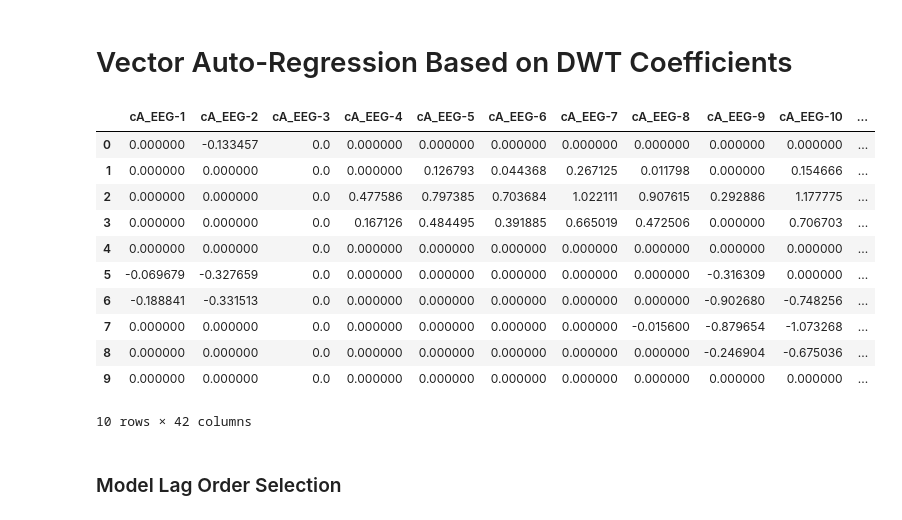
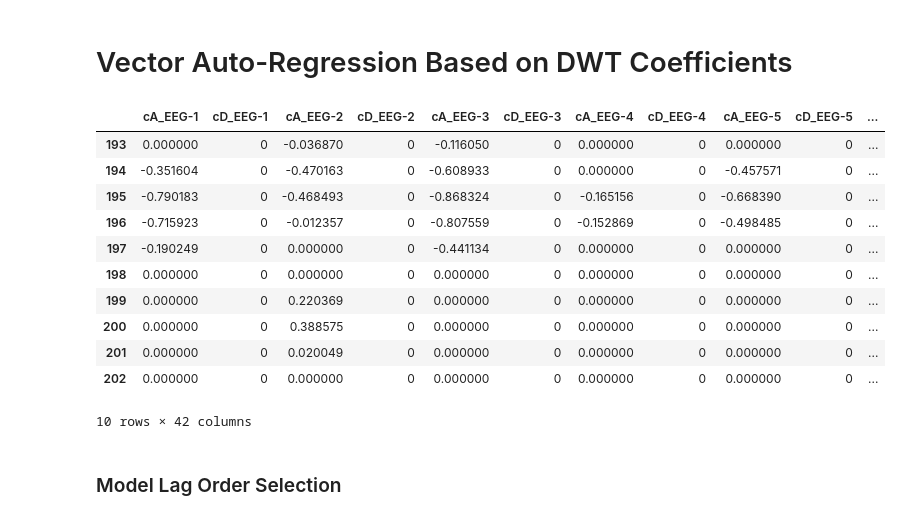
Before and after one commit to andac-demir/HapticsDynamicSystemIdentification, a Jupyter notebook: spectralAnalysis.ipynb, the cells around one changed output. Saved outputs shown, nothing was run; the diff lists cells and outputs as text; code cells hidden in the pictures.

```diff
--- a/spectralAnalysis.ipynb
+++ b/spectralAnalysis.ipynb
@@ -388,54 +391,55 @@ plt.tight_layout()
 # %%
 # Split the data for train and test
 # train data and test data are a list of data frames.
 # Each element of the list corresponds to a trial
 num_train = int(0.7*num_trials)
 train_data, test_data = data_splitBy_trials[:num_train], data_splitBy_trials[num_train:]
 
 # Stationarize auto-regression process by taking the first order integration of EEG and EMG signals
 stationarized_train_data = [x.diff().dropna() for x in train_data]
 stationarized_test_data = [x.diff().dropna() for x in test_data]
 
 # take the discrete wavelet coefficients of stationarized train and test data for each trial
 def get_wavelet(data):
-    columns=['cA_EEG-1','cA_EEG-2','cA_EEG-3','cA_EEG-4','cA_EEG-5',
-             'cA_EEG-6','cA_EEG-7','cA_EEG-8','cA_EEG-9','cA_EEG-10',
-             'cA_EEG-11','cA_EEG-12','cA_EEG-13','cA_EEG-14','cA_EMG-1',
-             'cA_EMG-2','cA_EMG-3','cA_EMG-4','cA_Force-x',
-             'cA_Force-y','cA_Force-z',
-             'cD_EEG-1','cD_EEG-2','cD_EEG-3', 'cD_EEG-4','cD_EEG-5',
-             'cD_EEG-6','cD_EEG-7','cD_EEG-8', 'cD_EEG-9','cD_EEG-10',
-             'cD_EEG-11','cD_EEG-12','cD_EEG-13', 'cD_EEG-14','cD_EMG-1',
-             'cD_EMG-2','cD_EMG-3','cD_EMG-4', 'cD_Force-x',
-             'cD_Force-y','cD_Force-z']
+    columns=['cA_EEG-1','cD_EEG-1','cA_EEG-2','cD_EEG-2','cA_EEG-3',
+             'cD_EEG-3','cA_EEG-4','cD_EEG-4','cA_EEG-5','cD_EEG-5',
+             'cA_EEG-6','cD_EEG-6','cA_EEG-7','cD_EEG-7','cA_EEG-8',
+             'cD_EEG-8','cA_EEG-9','cD_EEG-9','cA_EEG-10','cD_EEG-10',
+             'cA_EEG-11','cD_EEG-11','cA_EEG-12','cD_EEG-12', 'cA_EEG-13',
+             'cD_EEG-13','cA_EEG-14','cD_EEG-14','cA_EMG-1','cD_EMG-1',
+             'cA_EMG-2','cD_EMG-2','cA_EMG-3','cD_EMG-3','cA_EMG-4','cD_EMG-4',
+             'cA_Force-x','cD_Force-x', 'cA_Force-y','cD_Force-y',
+             'cA_Force-z','cD_Force-z']
+
     wavelet_coef = pd.DataFrame(columns=columns)
     th = 14*[1] + 4*[0.2] + 3*[1] # soft threshold list for all channels
     wavelet_list = []
-    for i in range(len(data)):
+    for i in range(len(data)):  # for each trial
         for j in range(num_ch):
             cA, cD = pywt.dwt(data[i].iloc[:,j].values, 'db4')
-            wavelet_coef[columns[j]] = threshold_coeffs(cA, threshold=th[j], soft=True)
-            wavelet_coef[columns[j+num_ch]] = threshold_coeffs(cD, threshold=th[j], soft=True)
+            # Apply soft-thresholding on DWT coeffs
+            wavelet_coef[columns[2*j]] = threshold_coeffs(cA, threshold=th[j], soft=True)
+            wavelet_coef[columns[2*j+1]] = threshold_coeffs(cD, threshold=th[j], soft=True)
         wavelet_list.append(wavelet_coef)
         # delete the df wavelet_coef for the next trial
         wavelet_coef = wavelet_coef.drop(wavelet_coef.index[:])
     return wavelet_list
 
 train_wavelet = get_wavelet(stationarized_train_data)
 test_wavelet = get_wavelet(stationarized_test_data)
-train_wavelet[0].head(10) # first 10 DWT coefficients of the first trial
+train_wavelet[0].tail(10) # first 10 DWT coefficients of the first trial
 # %% [output]
-|  | cA_EEG-1 | cA_EEG-2 | cA_EEG-3 | cA_EEG-4 | cA_EEG-5 | cA_EEG-6 | cA_EEG-7 | cA_EEG-8 | cA_EEG-9 | cA_EEG-10 | ... |
-| 0 | 0.000000 | -0.133457 | 0.0 | 0.000000 | 0.000000 | 0.000000 | 0.000000 | 0.000000 | 0.000000 | 0.000000 | ... |
-| 1 | 0.000000 | 0.000000 | 0.0 | 0.000000 | 0.126793 | 0.044368 | 0.267125 | 0.011798 | 0.000000 | 0.154666 | ... |
-| 2 | 0.000000 | 0.000000 | 0.0 | 0.477586 | 0.797385 | 0.703684 | 1.022111 | 0.907615 | 0.292886 | 1.177775 | ... |
-| 3 | 0.000000 | 0.000000 | 0.0 | 0.167126 | 0.484495 | 0.391885 | 0.665019 | 0.472506 | 0.000000 | 0.706703 | ... |
-| 4 | 0.000000 | 0.000000 | 0.0 | 0.000000 | 0.000000 | 0.000000 | 0.000000 | 0.000000 | 0.000000 | 0.000000 | ... |
-| 5 | -0.069679 | -0.327659 | 0.0 | 0.000000 | 0.000000 | 0.000000 | 0.000000 | 0.000000 | -0.316309 | 0.000000 | ... |
-| 6 | -0.188841 | -0.331513 | 0.0 | 0.000000 | 0.000000 | 0.000000 | 0.000000 | 0.000000 | -0.902680 | -0.748256 | ... |
-| 7 | 0.000000 | 0.000000 | 0.0 | 0.000000 | 0.000000 | 0.000000 | 0.000000 | -0.015600 | -0.879654 | -1.073268 | ... |
-| 8 | 0.000000 | 0.000000 | 0.0 | 0.000000 | 0.000000 | 0.000000 | 0.000000 | 0.000000 | -0.246904 | -0.675036 | ... |
-| 9 | 0.000000 | 0.000000 | 0.0 | 0.000000 | 0.000000 | 0.000000 | 0.000000 | 0.000000 | 0.000000 | 0.000000 | ... |
+|  | cA_EEG-1 | cD_EEG-1 | cA_EEG-2 | cD_EEG-2 | cA_EEG-3 | cD_EEG-3 | cA_EEG-4 | cD_EEG-4 | cA_EEG-5 | cD_EEG-5 | ... |
+| 193 | 0.000000 | 0 | -0.036870 | 0 | -0.116050 | 0 | 0.000000 | 0 | 0.000000 | 0 | ... |
+| 194 | -0.351604 | 0 | -0.470163 | 0 | -0.608933 | 0 | 0.000000 | 0 | -0.457571 | 0 | ... |
+| 195 | -0.790183 | 0 | -0.468493 | 0 | -0.868324 | 0 | -0.165156 | 0 | -0.668390 | 0 | ... |
+| 196 | -0.715923 | 0 | -0.012357 | 0 | -0.807559 | 0 | -0.152869 | 0 | -0.498485 | 0 | ... |
+| 197 | -0.190249 | 0 | 0.000000 | 0 | -0.441134 | 0 | 0.000000 | 0 | 0.000000 | 0 | ... |
+| 198 | 0.000000 | 0 | 0.000000 | 0 | 0.000000 | 0 | 0.000000 | 0 | 0.000000 | 0 | ... |
+| 199 | 0.000000 | 0 | 0.220369 | 0 | 0.000000 | 0 | 0.000000 | 0 | 0.000000 | 0 | ... |
+| 200 | 0.000000 | 0 | 0.388575 | 0 | 0.000000 | 0 | 0.000000 | 0 | 0.000000 | 0 | ... |
+| 201 | 0.000000 | 0 | 0.020049 | 0 | 0.000000 | 0 | 0.000000 | 0 | 0.000000 | 0 | ... |
+| 202 | 0.000000 | 0 | 0.000000 | 0 | 0.000000 | 0 | 0.000000 | 0 | 0.000000 | 0 | ... |
 10 rows × 42 columns
 # %% [markdown]
 ### Model Lag Order Selection
```
Also changed, not shown: parts of 4 cells of this notebook.
